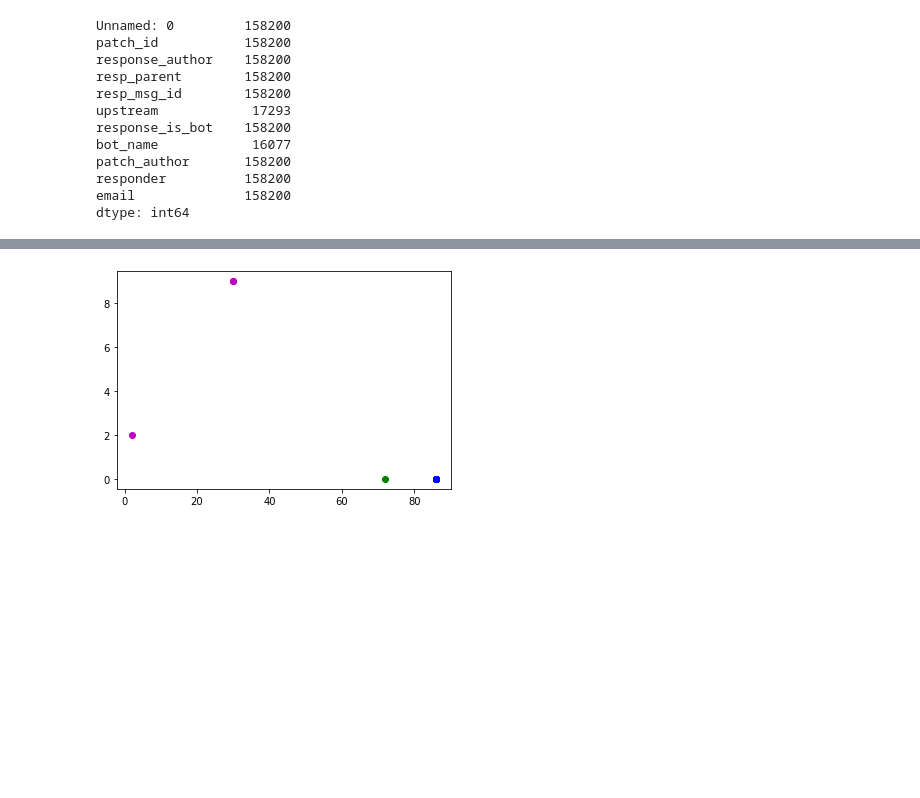
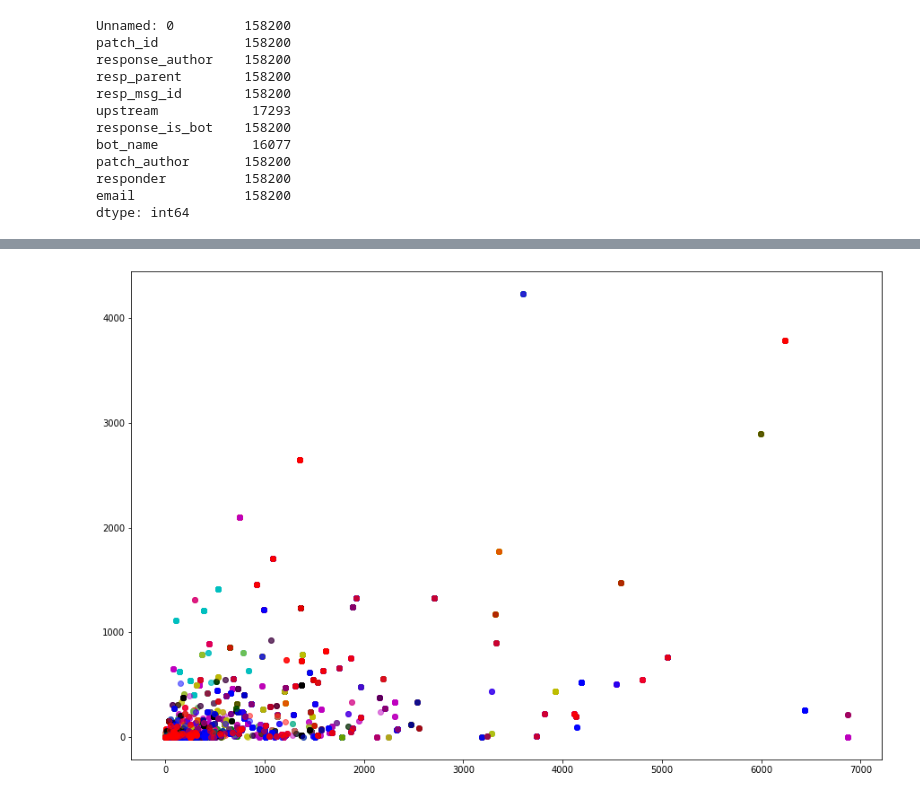
Before and after one commit to basakerdamar/PaStA, a Jupyter notebook: bow_clustering.ipynb, the cells around one changed output, grey strips where cells are left out. Saved outputs shown, nothing was run; the diff lists cells and outputs as text; code cells hidden in the pictures; blank space fills up the shorter version.

Commit message:
Restructure review extraction tools, bug fixes for base64 encoded emails

```diff
--- a/bow_clustering.ipynb
+++ b/bow_clustering.ipynb
@@ -145,16 +123,16 @@ plt.show()
 # %%
-num_clusters = 15
+num_clusters = 10
 # %%
 kmeans = KMeans(n_clusters=num_clusters).fit(X)
 
-subset_reviews["clusters"] = kmeans.labels_
+subset_reviews.loc[:,"clusters"] = kmeans.labels_
 
 order_centroids = kmeans.cluster_centers_.argsort()[:, ::-1]
 terms = vectorizer.get_feature_names()
 
 for i in range(num_clusters):
     print("Cluster %d:" % i, end='')
-    for ind in order_centroids[i, :10]:
+    for ind in order_centroids[i, :20]:
         print(' %s' % terms[ind], end='')
     print()
 # %% [output]
@@ -220,5 +183,5 @@ developer_stats['Active'] = developer_stats.apply(get_active_days, axis=1)
 developer_stats['Name'] = developer_stats['Name'].str.lower()
 developer_stats['Commits'] = developer_stats['Commits'].map(get_num_commits)
 # %%
-subset_reviews['Name'] = subset_reviews['response_author'].str.extract('(.*) <.*>')
-subset_reviews['Name']
+subset_reviews['Name'] = subset_reviews['response_author'].str.extract('(.*) <.*>').fillna('')
+subset_reviews['Name'] = subset_reviews['Name'].map(lambda x: str.lower(x))
@@ -243,5 +188,4 @@ Name: Name, Length: 10000, dtype: object
 # %%
-subset_reviews['Name'] = subset_reviews['response_author'].str.extract('(.*) <.*>')
 subset_reviews = pd.merge(subset_reviews, developer_stats, on='Name', how='left')
 subset_reviews.head()
 # %% [output]
@@ -260,11 +199,12 @@ See the caveats in the documentation: https://pandas.pydata.org/pandas-docs/stab
 # %%
 import itertools
 
-fig, ax = plt.subplots()
+fig, ax = plt.subplots(figsize=(15, 10))
 
 colors = itertools.cycle(['b', 'g', 'r', 'c', 'm', 'y', 'k'])
 for i in range(num_clusters):
     plt.scatter(subset_reviews[subset_reviews['clusters']==i]['Commits'],
-            subset_reviews[subset_reviews['clusters']==i]['Reviews'], color=next(colors))
+            subset_reviews[subset_reviews['clusters']==i]['Reviews'],
+                color=next(colors), alpha=0.5)
 # %% [output]
-[figure, old version]
+[figure, new version]
```
Also changed, not shown: parts of 19 cells of this notebook, 3 other files.
